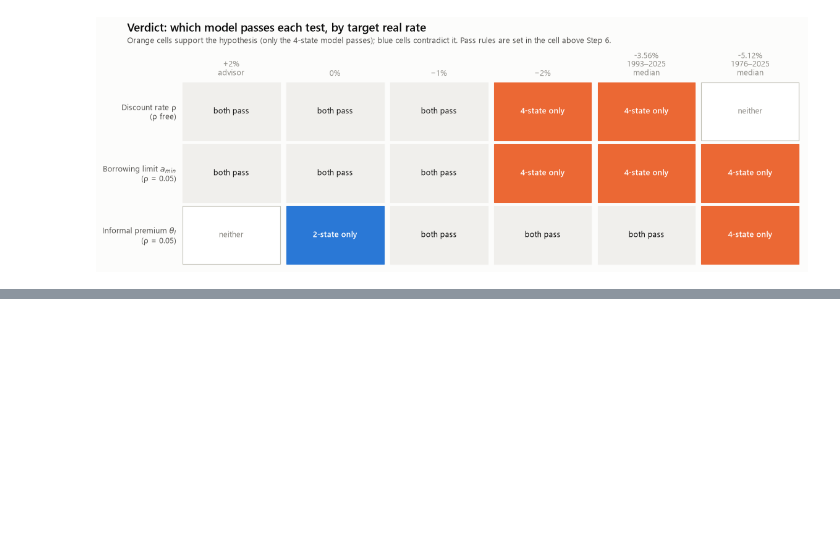
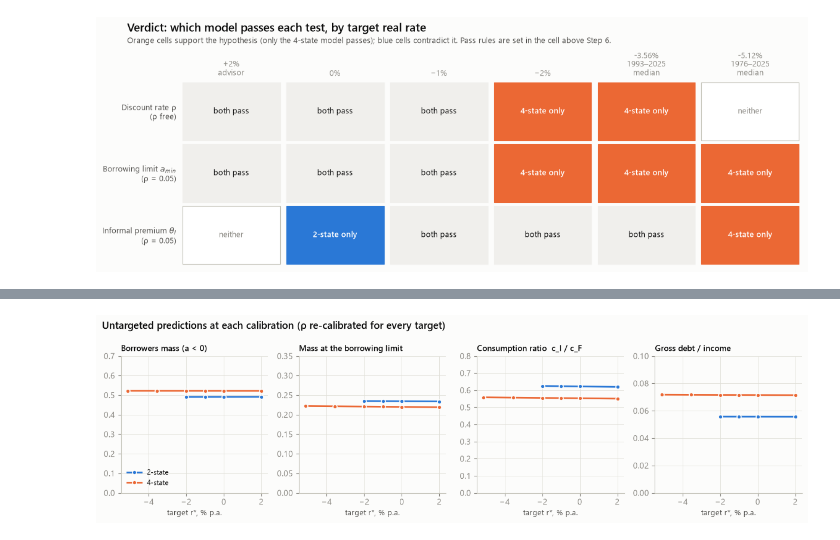
Before and after one commit to gtriberti9/Thesis_ArgFiscal, a Jupyter notebook: 8b. empirical_claims_negative_r.ipynb, the cells around one changed output, grey strips where cells are left out. Drawn from its saved outputs; the diff is of its cells as text; code cells hidden in the pictures; blank space fills up the shorter version.

```diff
--- a/8b. empirical_claims_negative_r.ipynb
+++ b/8b. empirical_claims_negative_r.ipynb
@@ -818,0 +926,16 @@ with plt.rc_context(STYLE):
+# %%
+# Figure: untargeted predictions barely move with the target (y axes start at zero on purpose)
+with plt.rc_context(STYLE):
+    fig, axs = plt.subplots(1, 4, figsize=(12, 3.5), sharex=True)
+    spec = [("borrowers mass", "Borrowers mass (a < 0)", 0.7), ("mass at borrowing limit", "Mass at the borrowing limit", 0.35),
+            ("c_informal / c_formal", "Consumption ratio  c_I / c_F", 0.8), ("gross debt / income", "Gross debt / income", 0.1)]
+    for ax, (col, title, top) in zip(axs, spec):
+        for mn, d in pred.groupby("model"):
+            ax.plot(d["r* %"], d[col], "o-", color=COL[mn], mec=SURF, mew=1.2, ms=5, label=mn, zorder=3)
+        ax.set_ylim(0, top); ax.set_title(title, fontsize=10); ax.set_xlabel("target r*, % p.a.", fontsize=9)
+    axs[0].legend(loc="lower left", fontsize=8.5)
+    fig.suptitle("Untargeted predictions at each calibration (ρ re-calibrated for every target)", x=0.01, ha="left",
+                 fontsize=12, fontweight="semibold")
+    plt.tight_layout(); save(fig, "untargeted_moments_by_target"); plt.show()
+# %% [output]
+[figure, added]
```
Also changed, not shown: parts of 11 cells of this notebook, 31 other files.
